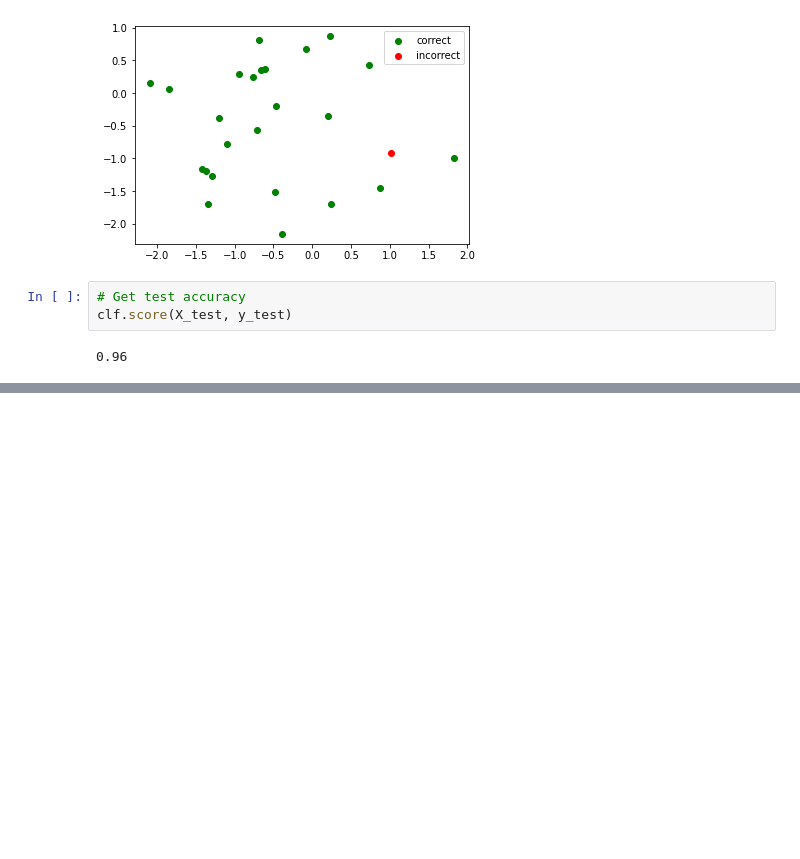
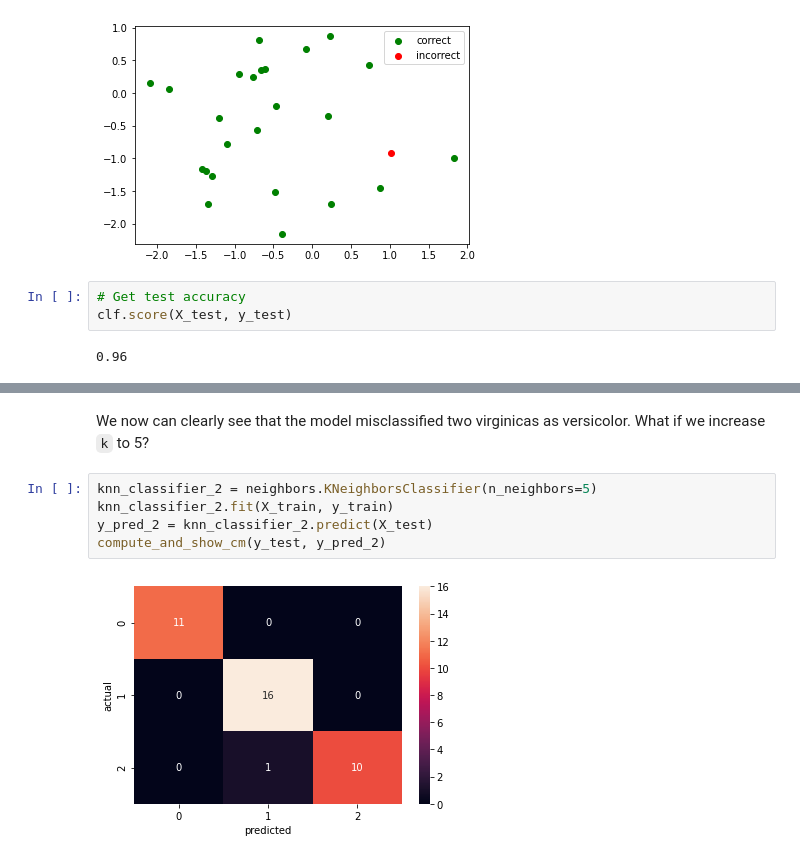
Before and after one commit to p-ai-org/p-workshops-2021, a Jupyter notebook: workshop-3.ipynb, the cells around one changed output, grey strips where cells are left out. Saved outputs shown, nothing was run; the diff lists cells and outputs as text; blank space fills up the shorter version.

```diff
--- a/workshop-3.ipynb
+++ b/workshop-3.ipynb
@@ -456,0 +647,9 @@ I created a Notion document that outlines all the essentials about git, and you
+# %% [markdown]
+We now can clearly see that the model misclassified two virginicas as versicolor. What if we increase `k` to 5?
+# %%
+knn_classifier_2 = neighbors.KNeighborsClassifier(n_neighbors=5)
+knn_classifier_2.fit(X_train, y_train)
+y_pred_2 = knn_classifier_2.predict(X_test)
+compute_and_show_cm(y_test, y_pred_2)
+# %% [output]
+[figure, added]
```
Also changed, not shown: parts of 54 cells of this notebook, 2 other files.
